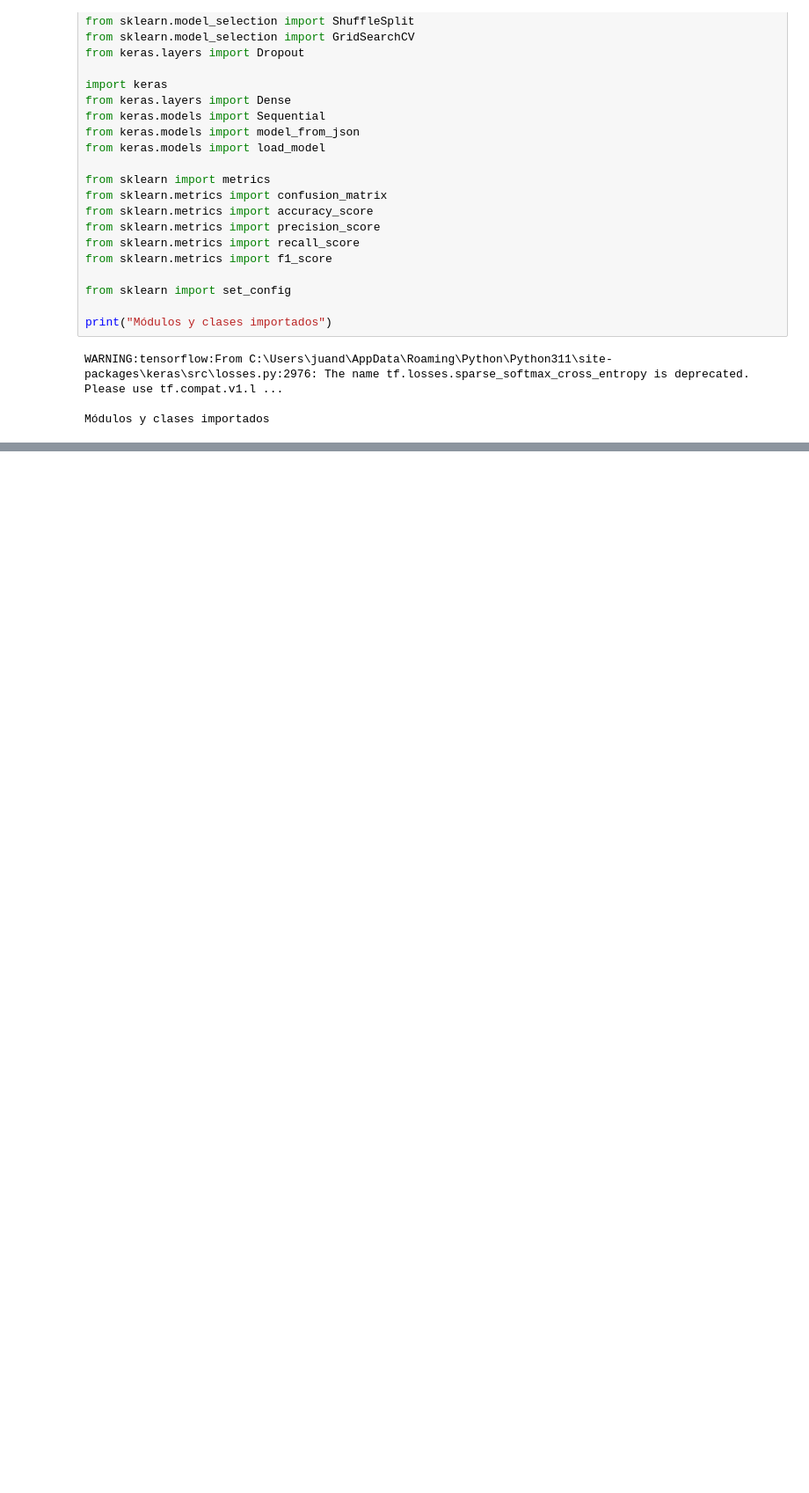
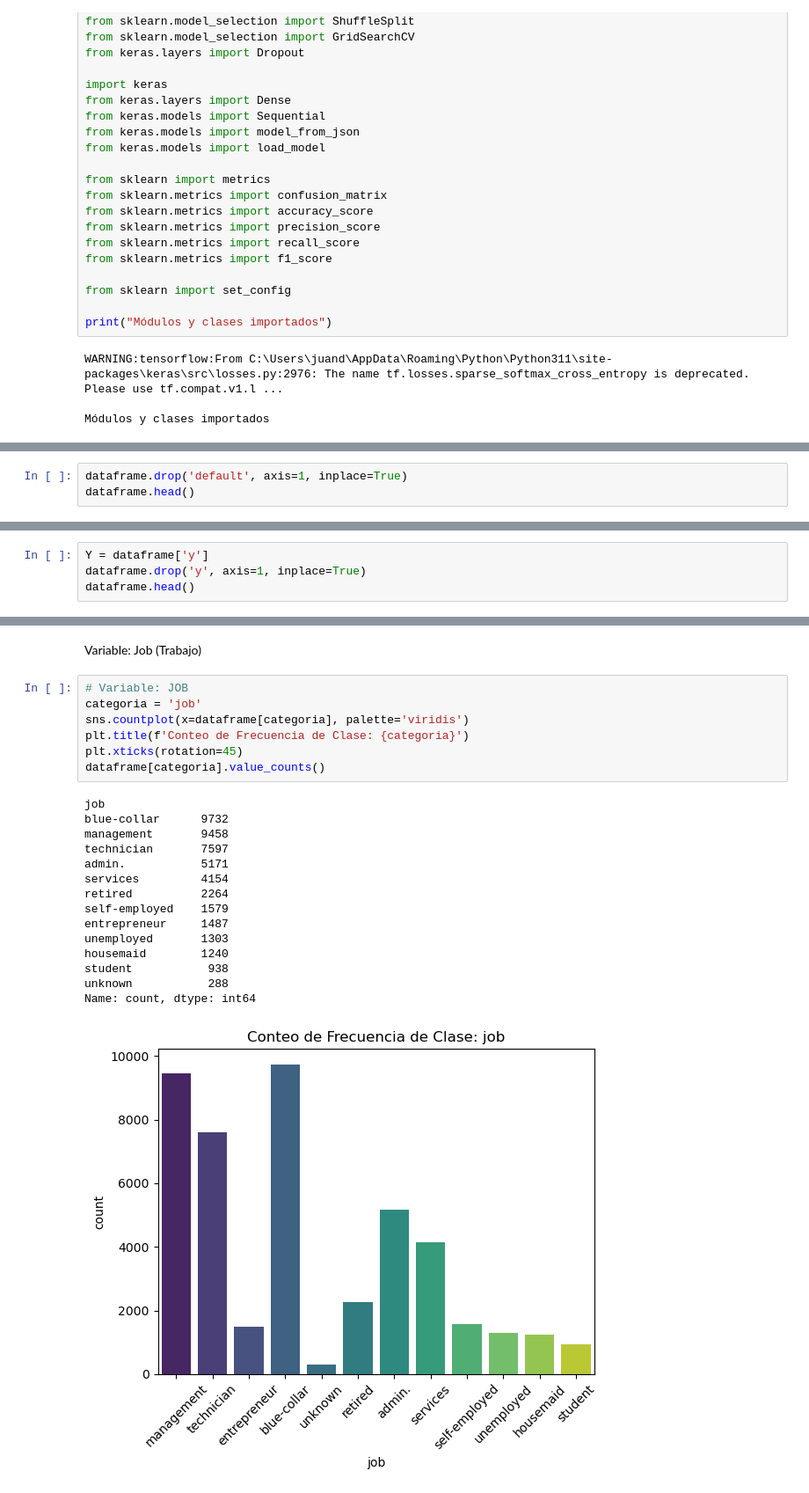
Before and after one commit to juandtap/IA_practica_05, a Jupyter notebook: practica_05_RedNeuroal_Bayes.ipynb, the cells around one changed output, grey strips where cells are left out. Shown: that part at 88% size. Cells and saved outputs as stored; diff of their text form; blank space fills up the shorter version.

```diff
--- a/practica_05_RedNeuroal_Bayes.ipynb
+++ b/practica_05_RedNeuroal_Bayes.ipynb
@@ -136,0 +277,3 @@ Módulos y clases importados
+# %%
+dataframe.drop('default', axis=1, inplace=True)
+dataframe.head()
@@ -136,0 +289,4 @@ Módulos y clases importados
+# %%
+Y = dataframe['y']
+dataframe.drop('y', axis=1, inplace=True)
+dataframe.head()
@@ -136,0 +310,25 @@ Módulos y clases importados
+# %% [markdown]
+Variable: Job (Trabajo)
+# %%
+# Variable: JOB
+categoria = 'job'
+sns.countplot(x=dataframe[categoria], palette='viridis')
+plt.title(f'Conteo de Frecuencia de Clase: {categoria}')
+plt.xticks(rotation=45)
+dataframe[categoria].value_counts()
+# %% [output]
+job
+blue-collar      9732
+management       9458
+technician       7597
+admin.           5171
+services         4154
+retired          2264
+self-employed    1579
+entrepreneur     1487
+unemployed       1303
+housemaid        1240
+student           938
+unknown           288
+Name: count, dtype: int64
+[figure, added]
```
Also changed, not shown: parts of 61 cells of this notebook.
